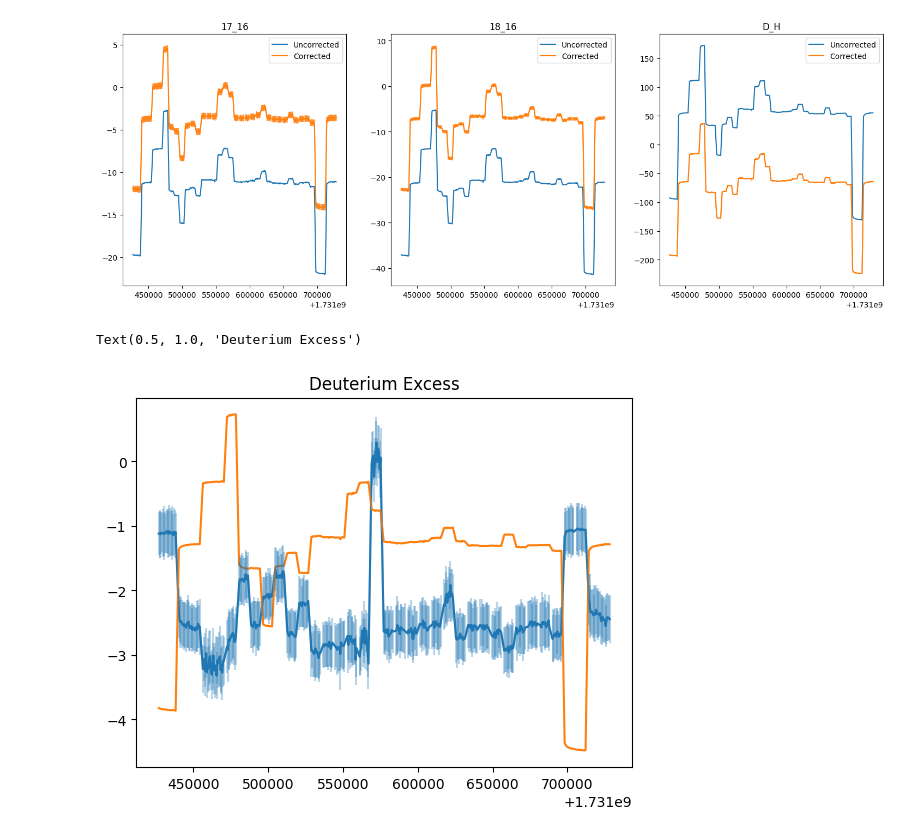
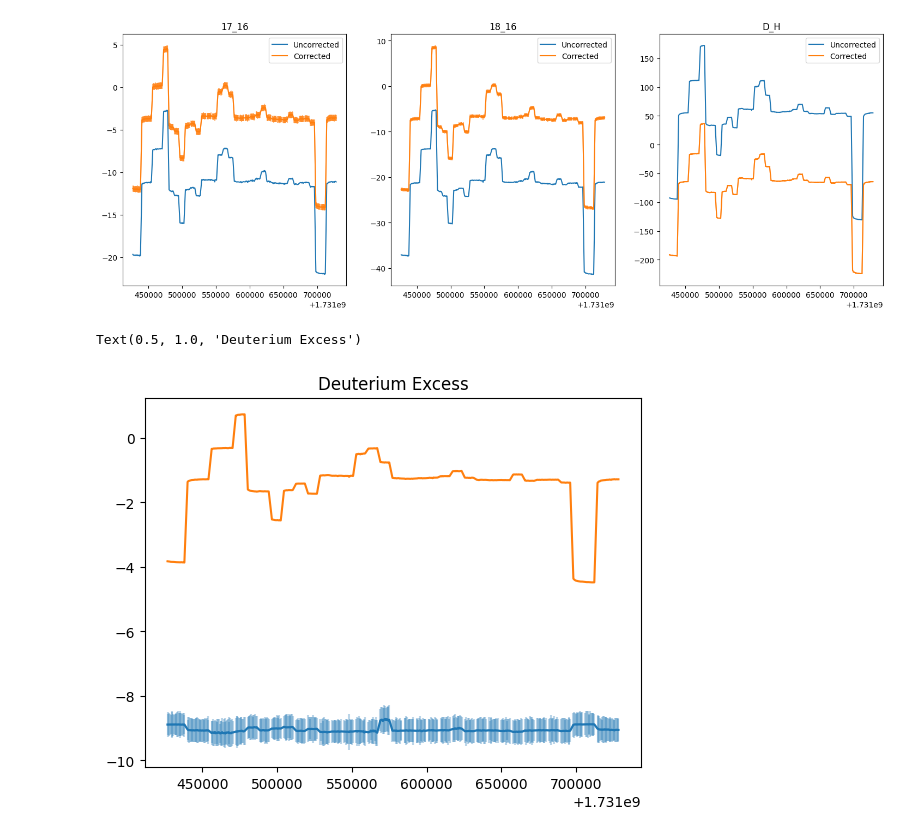
Before and after one commit to willpizii/waterisotopesproject, a Jupyter notebook: samples.ipynb, the cells around one changed output. Cells and saved outputs as stored; diff of their text form; code cells hidden in the pictures.

```diff
--- a/samples.ipynb
+++ b/samples.ipynb
@@ -262,16 +262,16 @@ for i, iso in enumerate(isotopes):
 # %%
 fig, ax = plt.subplots()
 
 ax.plot(nonignore['Timestamp Mean'][skipnum:],(nonignore[to_plot][skipnum:] - fitsdict[iso][1]*nonignore[to_plot][skipnum:] - fitsdict[iso][0]) /
-        (nonignore['d(18_16)Mean'][skipnum:] - fitsdict['18_16'][1]*nonignore[to_plot][skipnum:] - fitsdict['18_16'][0]) - 10, label="Corrected")
+        (8*(nonignore['d(18_16)Mean'][skipnum:] - fitsdict['18_16'][1]*nonignore[to_plot][skipnum:] - fitsdict['18_16'][0])) - 10, label="Corrected")
 ax.plot(nonignore['Timestamp Mean'][skipnum:],(nonignore[to_plot][skipnum:] - fitsdict[iso][1]*nonignore[to_plot][skipnum:] - fitsdict[iso][0]) / 50, label="Corrected")
 
 ax.errorbar(nonignore['Timestamp Mean'][skipnum:],(nonignore[to_plot][skipnum:] - fitsdict[iso][1]*nonignore[to_plot][skipnum:] - fitsdict[iso][0]) /
-        (nonignore['d(18_16)Mean'][skipnum:] - fitsdict['18_16'][1]*nonignore[to_plot][skipnum:] - fitsdict['18_16'][0]) - 10, yerr=nonignore[error][skipnum:] * nonignore['d(18_16)_SD'][skipnum:], alpha=0.3,  c='C0')
+        (8*(nonignore['d(18_16)Mean'][skipnum:] - fitsdict['18_16'][1]*nonignore[to_plot][skipnum:] - fitsdict['18_16'][0])) - 10, yerr=nonignore[error][skipnum:] * nonignore['d(18_16)_SD'][skipnum:], alpha=0.3,  c='C0')
 
 # I can't really remember how is appropriate to stack errors like this!
 
 ax.set_title("Deuterium Excess")
 # %% [output]
 Text(0.5, 1.0, 'Deuterium Excess')
-[figure, old version]
+[figure, new version]
```
Also changed, not shown: 2 other files.
